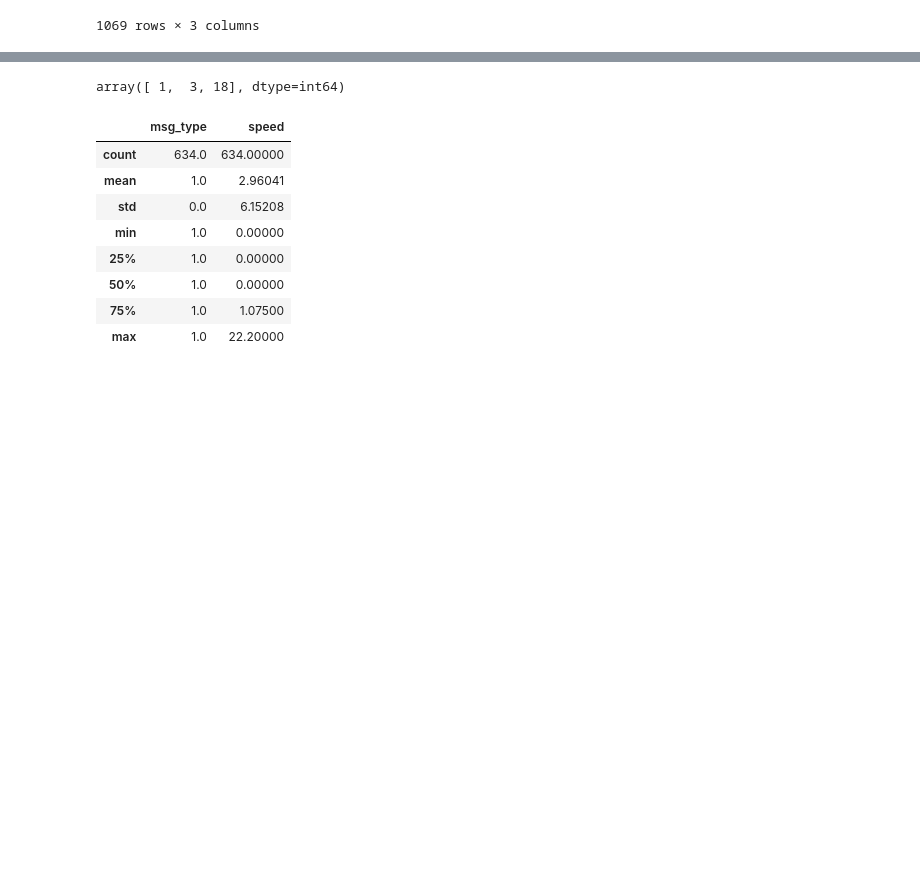
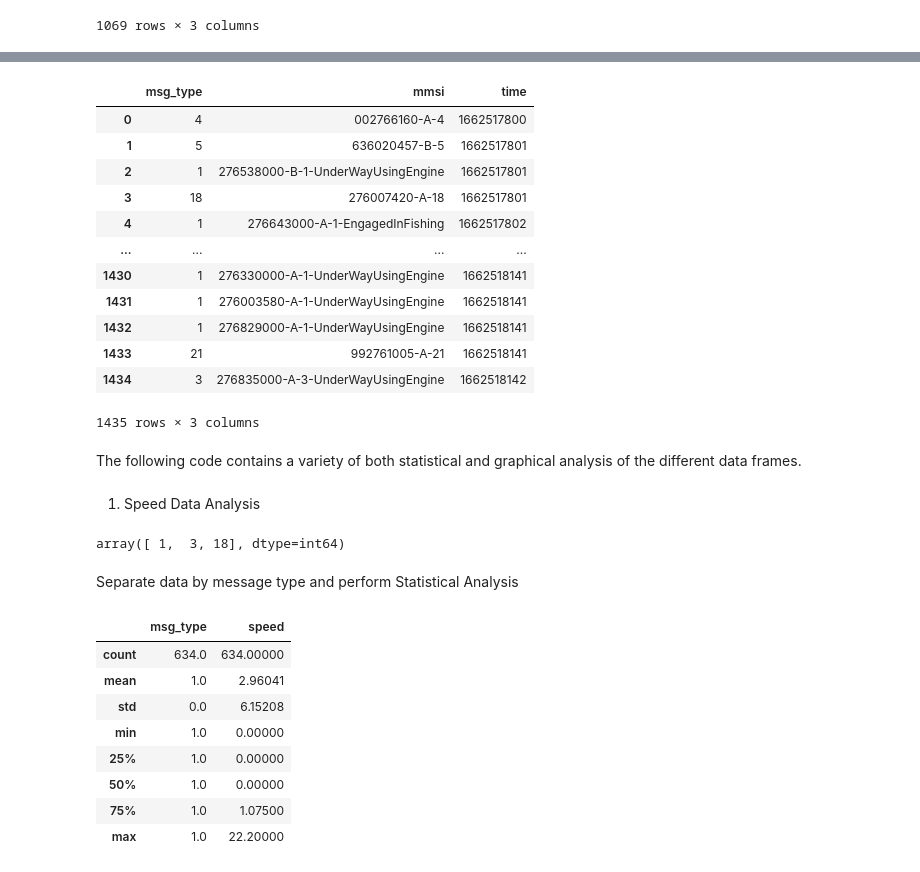
Before and after one commit to mtsok/AIS-Data-Analysis-a1824724, a Jupyter notebook: Mos_AIS_Analysis.ipynb, the cells around one changed output, grey strips where cells are left out. Saved outputs shown, nothing was run; the diff lists cells and outputs as text; code cells hidden in the pictures; blank space fills up the shorter version.

Commit message:
Added CSV data file, final version of code and image referred to in the notebook file

```diff
--- a/Mos_AIS_Analysis.ipynb
+++ b/Mos_AIS_Analysis.ipynb
@@ -123 +143,24 @@ final_speed_data
+# %%
+#time data
+final_time_data = time_data.dropna()
+# %%
+final_time_data #print to check
+# %% [output]
+|  | msg_type | mmsi | time |
+| 0 | 4 | 002766160-A-4 | 1662517800 |
+| 1 | 5 | 636020457-B-5 | 1662517801 |
+| 2 | 1 | 276538000-B-1-UnderWayUsingEngine | 1662517801 |
+| 3 | 18 | 276007420-A-18 | 1662517801 |
+| 4 | 1 | 276643000-A-1-EngagedInFishing | 1662517802 |
+| ... | ... | ... | ... |
+| 1430 | 1 | 276330000-A-1-UnderWayUsingEngine | 1662518141 |
+| 1431 | 1 | 276003580-A-1-UnderWayUsingEngine | 1662518141 |
+| 1432 | 1 | 276829000-A-1-UnderWayUsingEngine | 1662518141 |
+| 1433 | 21 | 992761005-A-21 | 1662518141 |
+| 1434 | 3 | 276835000-A-3-UnderWayUsingEngine | 1662518142 |
+1435 rows × 3 columns
+# %% [markdown]
+The following code contains a variety of both statistical and graphical analysis of the different data frames.
+# %% [markdown]
+1. Speed Data Analysis
 # %%
@@ -125,4 +168,6 @@ final_speed_data
 np.unique(final_speed_data["msg_type"])
 # %% [output]
 array([ 1,  3, 18], dtype=int64)
+# %% [markdown]
+Separate data by message type and perform Statistical Analysis
 # %%
```
Also changed, not shown: parts of 66 cells of this notebook, 2 other files.
